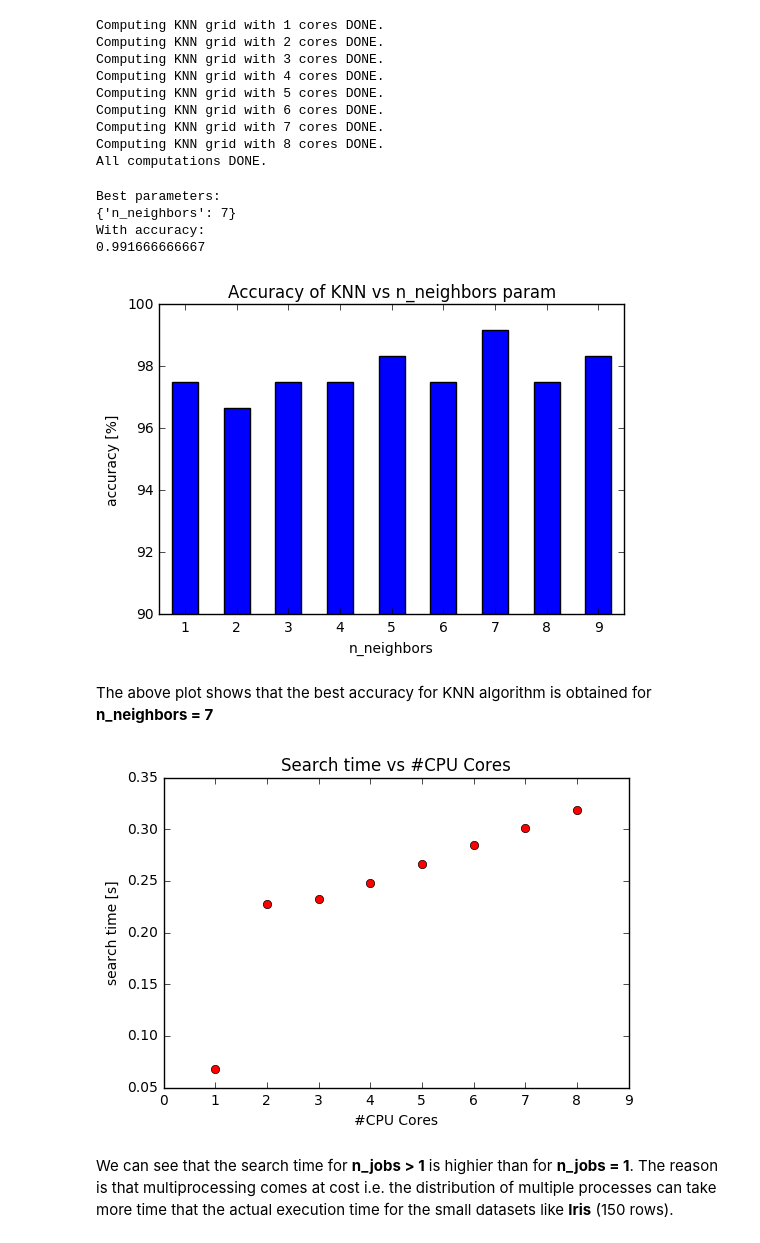
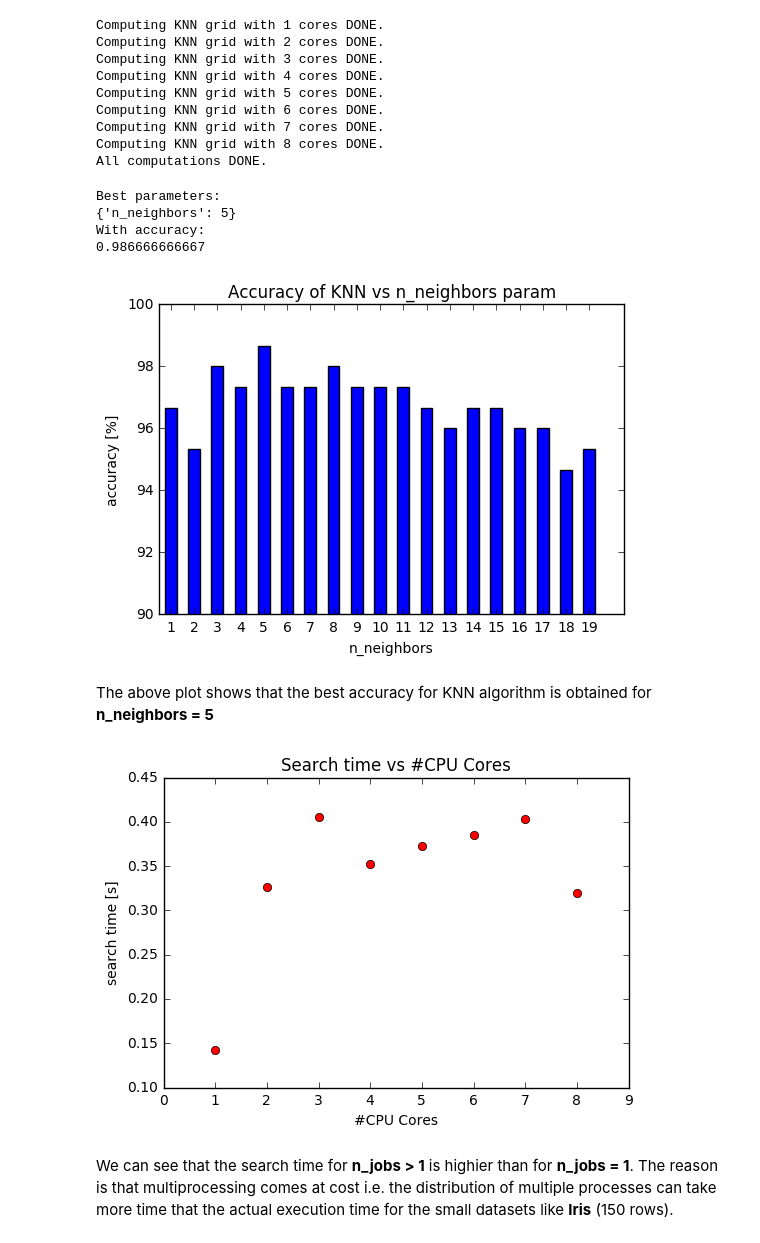
Before and after one commit to hhain/sdap17, a Jupyter notebook: notebooks/pawel_ueb01/03_Cross_validation_and_grid_search_bielski.ipynb, the cells around one changed output. Drawn from its saved outputs; the diff is of its cells as text; code cells hidden in the pictures.

```diff
--- a/notebooks/pawel_ueb01/03_Cross_validation_and_grid_search_bielski.ipynb
+++ b/notebooks/pawel_ueb01/03_Cross_validation_and_grid_search_bielski.ipynb
@@ -43,14 +40,14 @@ scoring = 'accuracy'
 num_cpu_list = list(range(1,9))
 training_times_all = []
 # %%
-param_grid = {"n_neighbors" : list(range(1,10))}
+param_grid = {"n_neighbors" : list(range(1,20))}
 training_times = []
 
 for num_cpu in num_cpu_list:
     clf = GridSearchCV(KNeighborsClassifier(), param_grid, scoring=scoring)
     clf.set_params(n_jobs=num_cpu)
     start_time = time.time()
-    clf.fit(X_train, y_train)
+    clf.fit(X, y)
     training_times.append(time.time() - start_time)
     # print logging message
     print("Computing KNN grid with {} cores DONE.".format(num_cpu))
@@ -74,30 +71,30 @@ print("With accuracy:")
 print(clf.best_score_)
 # %% [output]
 Best parameters:
-{'n_neighbors': 7}
+{'n_neighbors': 5}
 With accuracy:
-0.991666666667
+0.986666666667
 # %%
 scores_all_percent = [100 * grid_score[1] for grid_score in clf.grid_scores_]
 params_all = [grid_score[0]["n_neighbors"] for grid_score in clf.grid_scores_]
 
-N = 9
+N = 19
 ind = np.arange(N) # the x locations for bars
 width = 0.5  # the width of the bars
 
 fig, ax = plt.subplots()
 ax.bar(ind + width/2, scores_all_percent, width)
 ax.set_xticks(ind + width)
 ax.set_xticklabels([str(i) for i in params_all])
 ax.set_ylim([90,100])
 plt.title("Accuracy of KNN vs n_neighbors param")
 plt.xlabel("n_neighbors")
 plt.ylabel("accuracy [%]")
 plt.show()
 # %% [output]
-[figure, old version]
+[figure, new version]
 # %% [markdown]
-The above plot shows that the best accuracy for KNN algorithm is obtained for **n_neighbors = 7**
+The above plot shows that the best accuracy for KNN algorithm is obtained for **n_neighbors = 5**
 # %%
 fig, ax = plt.subplots()
 ax.plot(num_cpu_list, training_times, 'ro')
@@ -109,7 +106,7 @@ plt.xlabel("#CPU Cores")
 plt.ylabel("search time [s]")
 plt.show()
 # %% [output]
-[figure, old version]
+[figure, new version]
 # %% [markdown]
 
 We can see that the search time for **n_jobs > 1** is highier than for **n_jobs = 1**. The reason is that multiprocessing comes at cost i.e. the distribution of multiple processes can take more time that the actual execution time for the small datasets like **Iris** (150 rows).
```
Also changed, not shown: parts of 1 cell of this notebook, 2 other files.
